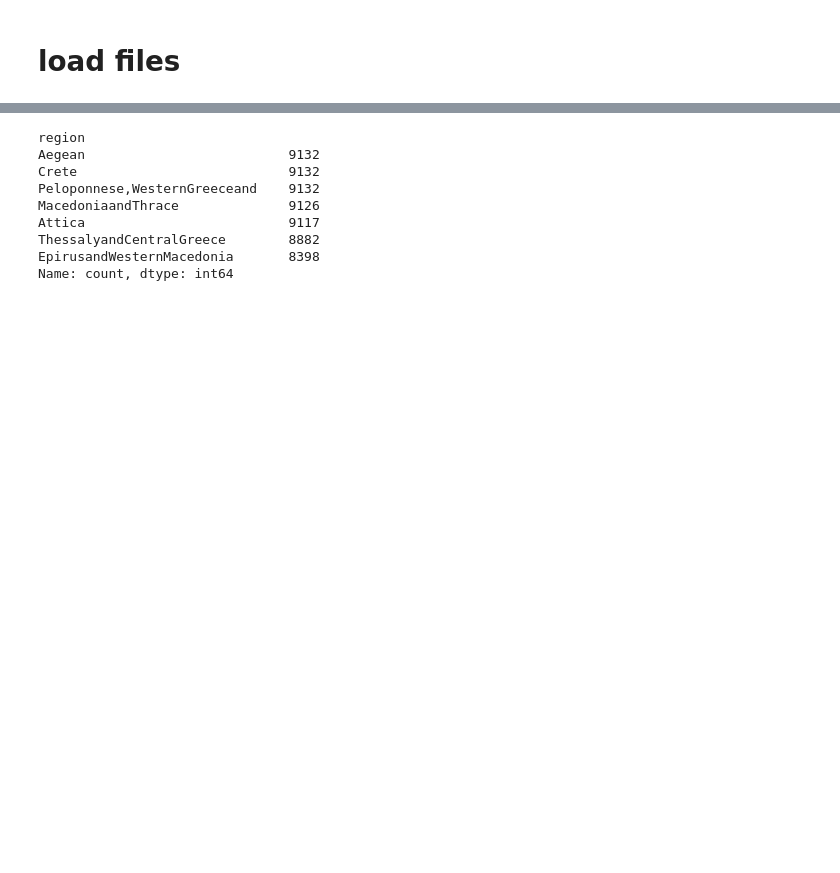
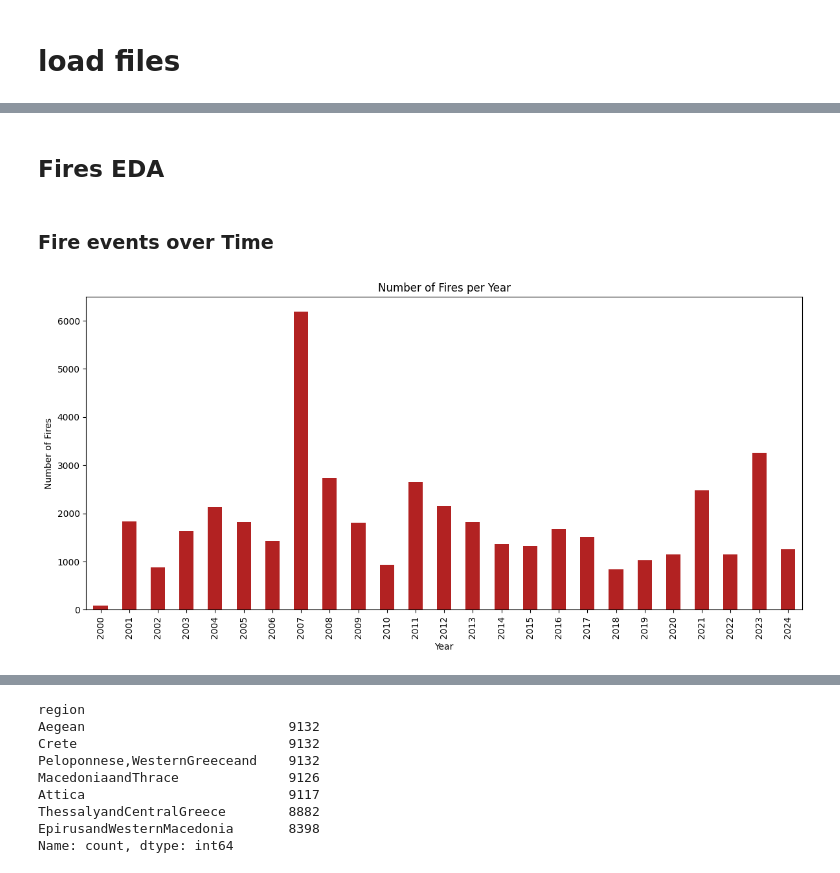
Before and after one commit to zosialenarczyk/wildfire-prevention, a Jupyter notebook: notebooks/XGboost.ipynb, the cells around one changed output, grey strips where cells are left out. Cells and saved outputs as stored; diff of their text form; code cells hidden in the pictures; blank space fills up the shorter version.

```diff
--- a/notebooks/XGboost.ipynb
+++ b/notebooks/XGboost.ipynb
@@ -35,0 +147,19 @@ print(len(weather_df))
+# %% [markdown]
+## Fires EDA
+# %%
+modis_df['year'] = modis_df['acq_date'].dt.year
+fires_per_year = modis_df['year'].value_counts().sort_index()
+# %% [markdown]
+### Fire events over Time
+# %%
+plt.figure(figsize=(12,6))
+fires_per_year.plot(kind='bar', color='firebrick')
+plt.title('Number of Fires per Year')
+plt.xlabel('Year')
+plt.ylabel('Number of Fires')
+plt.grid(axis='y', linestyle='--', alpha=0.7)
+plt.tight_layout()
+plt.grid(False)
+plt.show()
+# %% [output]
+[figure, added]
```
Also changed, not shown: parts of 180 cells of this notebook, 6 other files.
